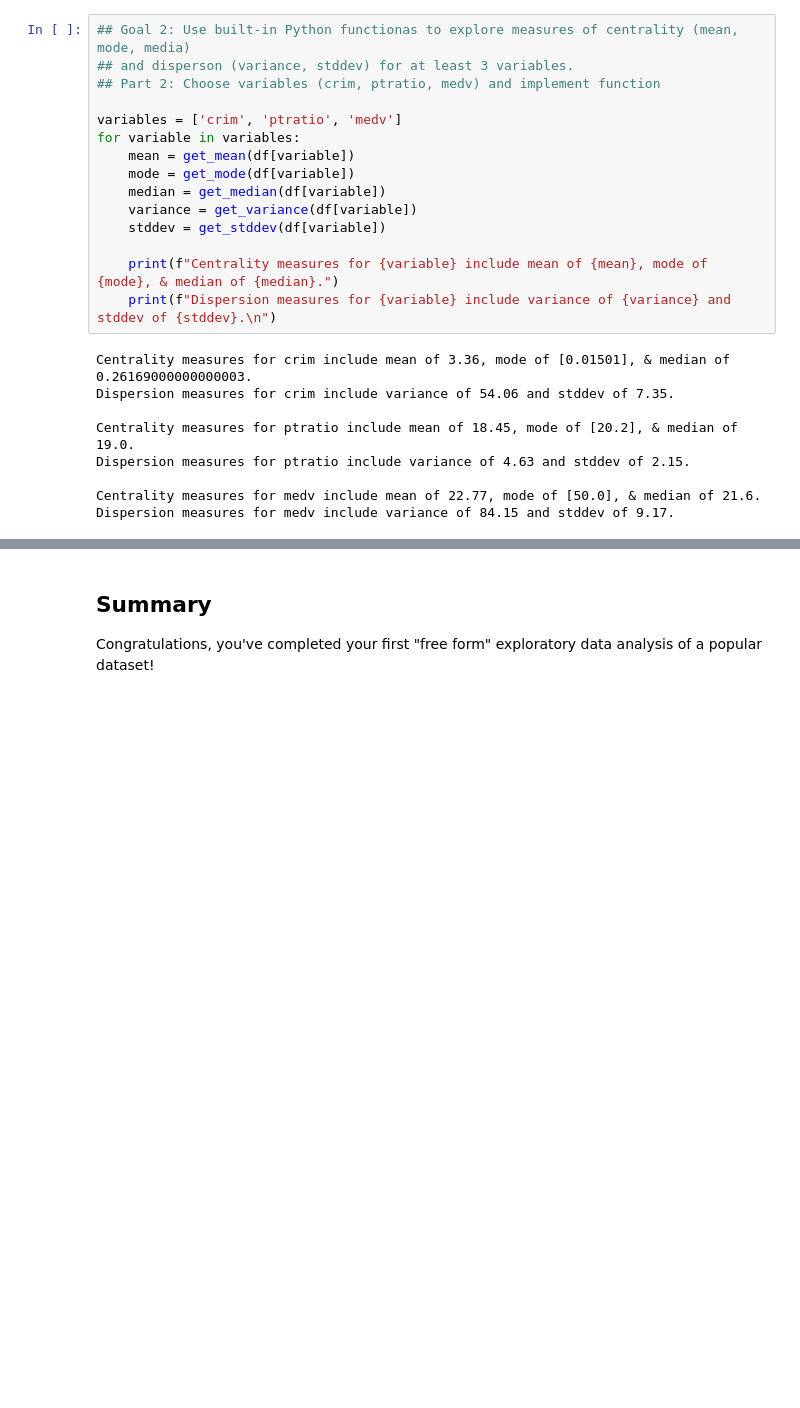
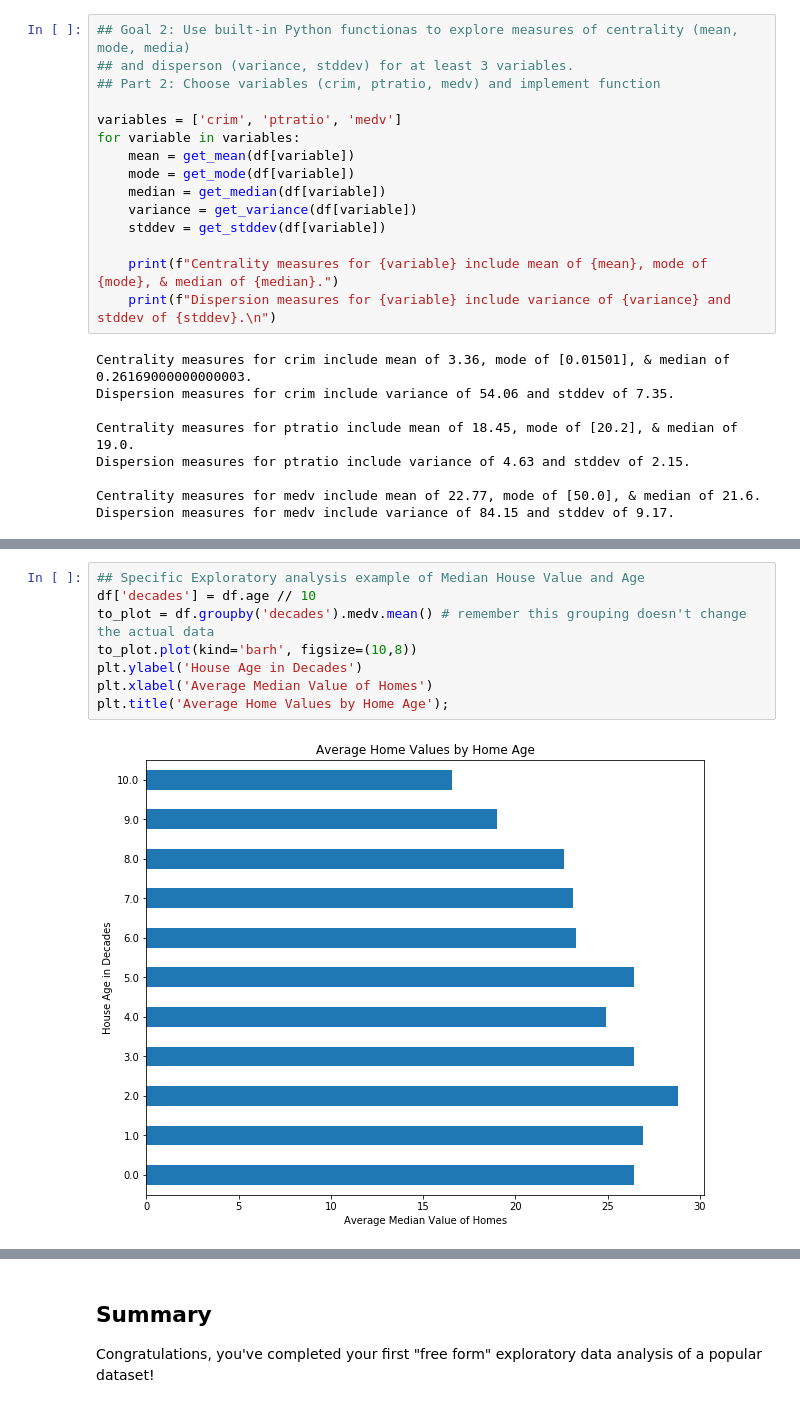
Before and after one commit to scottlou/dsc-project-eda-with-pandas-onl01-dtsc-pt-030220, a Jupyter notebook: index.ipynb, the cells around one changed output, grey strips where cells are left out. Cells and saved outputs as stored; diff of their text form; blank space fills up the shorter version.

```diff
--- a/index.ipynb
+++ b/index.ipynb
@@ -204,0 +304,10 @@ Dispersion measures for medv include variance of 84.15 and stddev of 9.17.
+# %%
+## Specific Exploratory analysis example of Median House Value and Age
+df['decades'] = df.age // 10
+to_plot = df.groupby('decades').medv.mean() # remember this grouping doesn't change the actual data
+to_plot.plot(kind='barh', figsize=(10,8))
+plt.ylabel('House Age in Decades')
+plt.xlabel('Average Median Value of Homes')
+plt.title('Average Home Values by Home Age');
+# %% [output]
+[figure, added]
```
Also changed, not shown: parts of 8 cells of this notebook.
